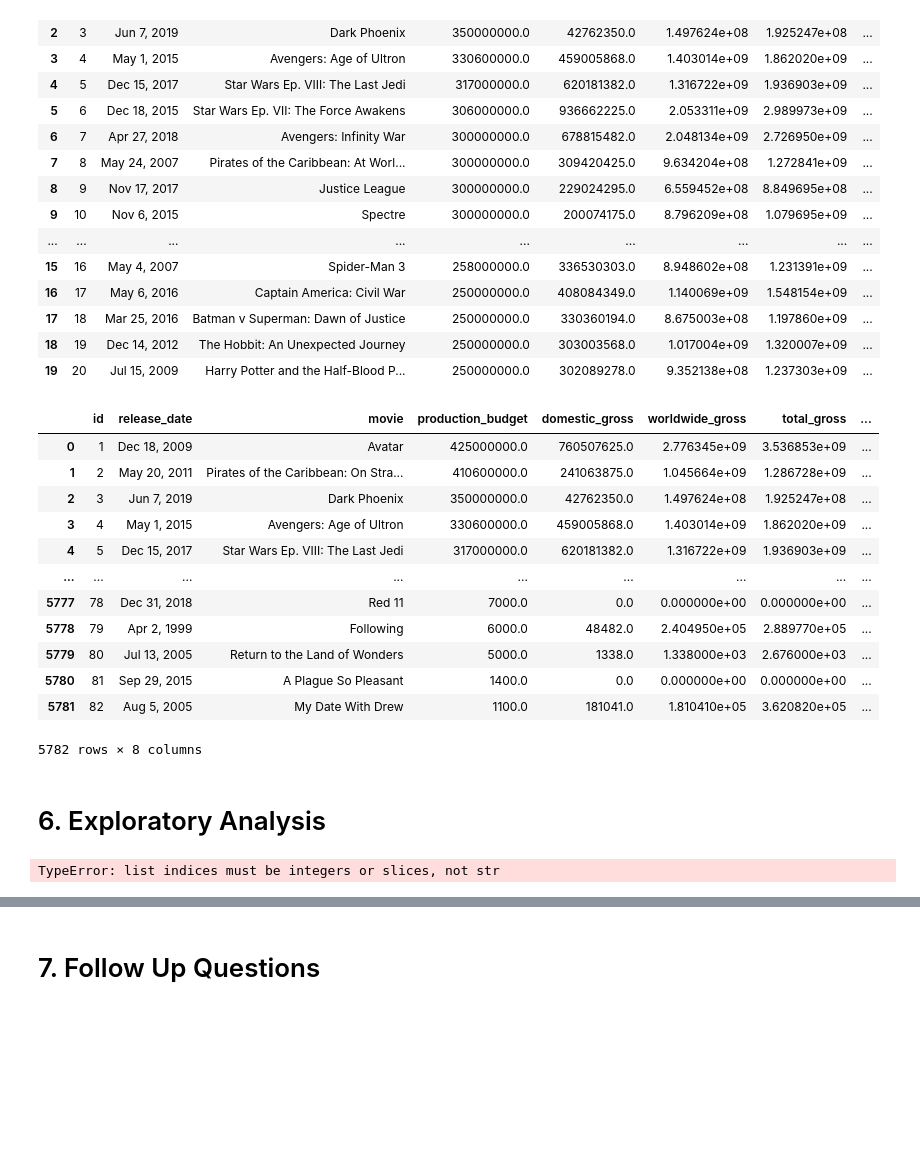
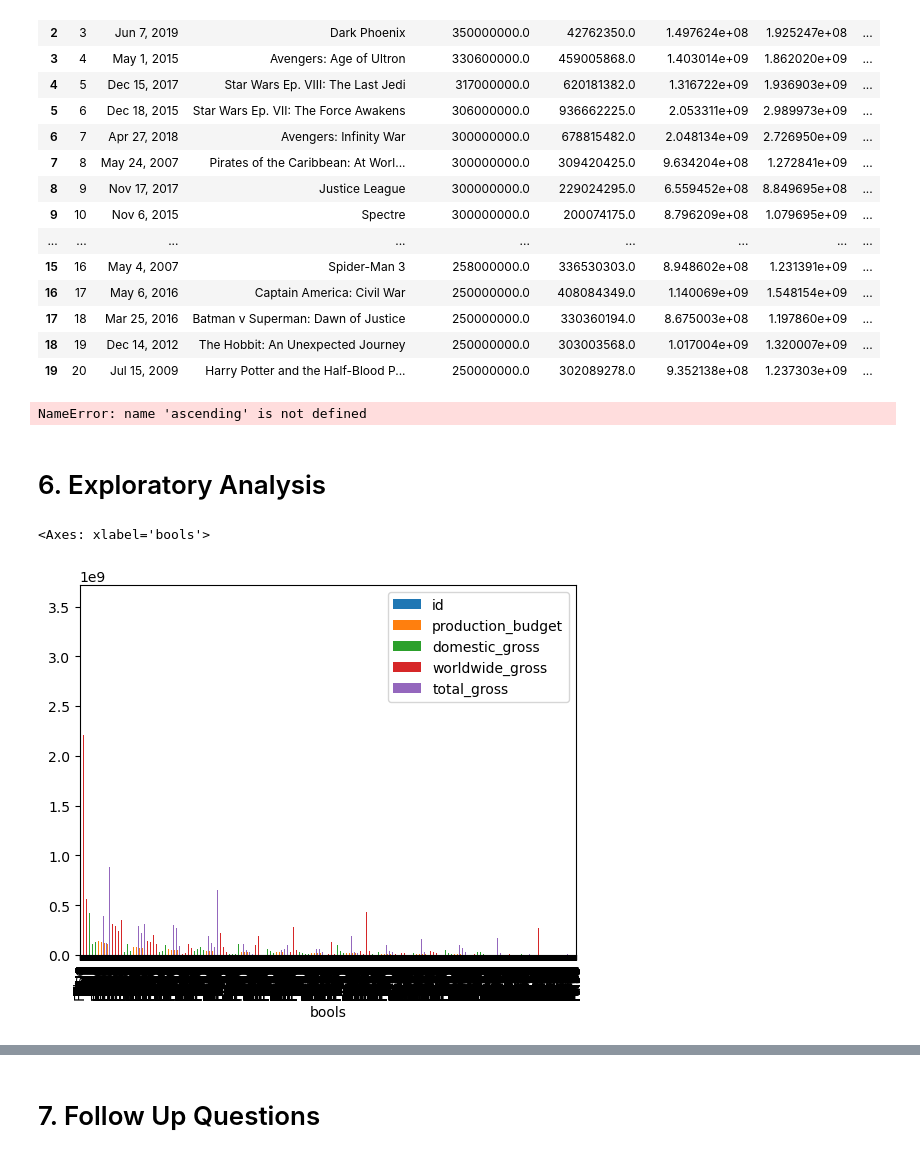
Before and after one commit to FionaNalianya/Microsoft-Movie, a Jupyter notebook: notebook.ipynb, the cells around one changed output, grey strips where cells are left out. Saved outputs shown, nothing was run; the diff lists cells and outputs as text; code cells hidden in the pictures; blank space fills up the shorter version.

```diff
--- a/notebook.ipynb
+++ b/notebook.ipynb
@@ -559,27 +571,15 @@ budget.head(20)
 | 17 | 18 | Mar 25, 2016 | Batman v Superman: Dawn of Justice | 250000000.0 | 330360194.0 | 8.675003e+08 | 1.197860e+09 | ... |
 | 18 | 19 | Dec 14, 2012 | The Hobbit: An Unexpected Journey | 250000000.0 | 303003568.0 | 1.017004e+09 | 1.320007e+09 | ... |
 | 19 | 20 | Jul 15, 2009 | Harry Potter and the Half-Blood P... | 250000000.0 | 302089278.0 | 9.352138e+08 | 1.237303e+09 | ... |
-# %%
-budget.drop('total', axis = 1)
-# %% [output]
-|  | id | release_date | movie | production_budget | domestic_gross | worldwide_gross | total_gross | ... |
-| 0 | 1 | Dec 18, 2009 | Avatar | 425000000.0 | 760507625.0 | 2.776345e+09 | 3.536853e+09 | ... |
-| 1 | 2 | May 20, 2011 | Pirates of the Caribbean: On Stra... | 410600000.0 | 241063875.0 | 1.045664e+09 | 1.286728e+09 | ... |
-| 2 | 3 | Jun 7, 2019 | Dark Phoenix | 350000000.0 | 42762350.0 | 1.497624e+08 | 1.925247e+08 | ... |
-| 3 | 4 | May 1, 2015 | Avengers: Age of Ultron | 330600000.0 | 459005868.0 | 1.403014e+09 | 1.862020e+09 | ... |
-| 4 | 5 | Dec 15, 2017 | Star Wars Ep. VIII: The Last Jedi | 317000000.0 | 620181382.0 | 1.316722e+09 | 1.936903e+09 | ... |
-| ... | ... | ... | ... | ... | ... | ... | ... | ... |
-| 5777 | 78 | Dec 31, 2018 | Red 11 | 7000.0 | 0.0 | 0.000000e+00 | 0.000000e+00 | ... |
-| 5778 | 79 | Apr 2, 1999 | Following | 6000.0 | 48482.0 | 2.404950e+05 | 2.889770e+05 | ... |
-| 5779 | 80 | Jul 13, 2005 | Return to the Land of Wonders | 5000.0 | 1338.0 | 1.338000e+03 | 2.676000e+03 | ... |
-| 5780 | 81 | Sep 29, 2015 | A Plague So Pleasant | 1400.0 | 0.0 | 0.000000e+00 | 0.000000e+00 | ... |
-| 5781 | 82 | Aug 5, 2005 | My Date With Drew | 1100.0 | 181041.0 | 1.810410e+05 | 3.620820e+05 | ... |
-5782 rows × 8 columns
+# %%
+title_basics_ratings.groupby('genres').averagerating.mean().sort_values(ascending==False)
+# %% [output]
+NameError: name 'ascending' is not defined
 # %% [markdown]
 # 6. Exploratory Analysis
-# %%
-plt.bar(bom_top20['title'], bom_top20['averagerating'])
-plt.show()
-# %% [output]
-TypeError: list indices must be integers or slices, not str
+# %%
+budget.plot.bar(x='bools')
+# %% [output]
+<Axes: xlabel='bools'>
+[figure, added]
 # %%
```
Also changed, not shown: parts of 10 cells of this notebook.
